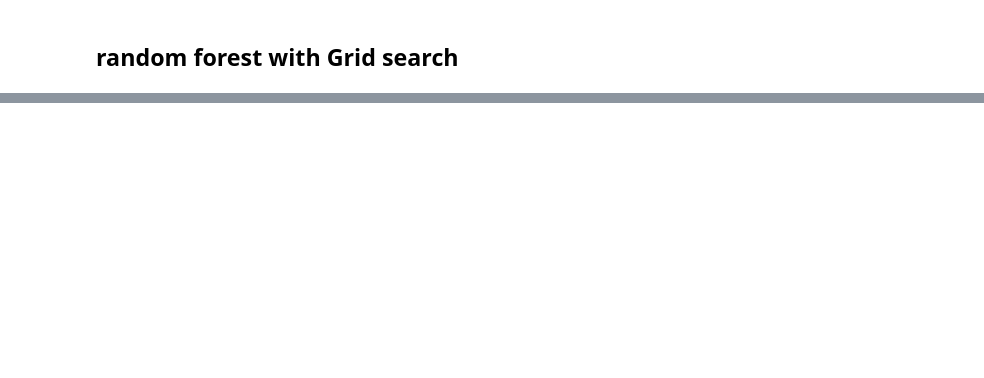
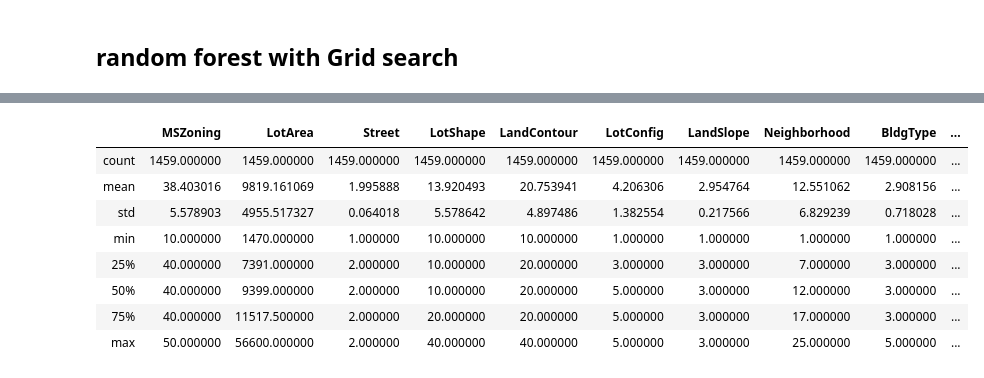
Before and after one commit to astramax57/house-prices, a Jupyter notebook: house-prising-random-forest.ipynb, the cells around one changed output, grey strips where cells are left out. Drawn from its saved outputs; the diff is of its cells as text; code cells hidden in the pictures; blank space fills up the shorter version.

```diff
--- a/house-prising-random-forest.ipynb
+++ b/house-prising-random-forest.ipynb
@@ -90,3 +46,15 @@ y = df_train['SalePrice']
+# %%
+x_test.describe(include='all')
+# %% [output]
+|  | MSZoning | LotArea | Street | LotShape | LandContour | LotConfig | LandSlope | Neighborhood | BldgType | ... |
+| count | 1459.000000 | 1459.000000 | 1459.000000 | 1459.000000 | 1459.000000 | 1459.000000 | 1459.000000 | 1459.000000 | 1459.000000 | ... |
+| mean | 38.403016 | 9819.161069 | 1.995888 | 13.920493 | 20.753941 | 4.206306 | 2.954764 | 12.551062 | 2.908156 | ... |
+| std | 5.578903 | 4955.517327 | 0.064018 | 5.578642 | 4.897486 | 1.382554 | 0.217566 | 6.829239 | 0.718028 | ... |
+| min | 10.000000 | 1470.000000 | 1.000000 | 10.000000 | 10.000000 | 1.000000 | 1.000000 | 1.000000 | 1.000000 | ... |
+| 25% | 40.000000 | 7391.000000 | 2.000000 | 10.000000 | 20.000000 | 3.000000 | 3.000000 | 7.000000 | 3.000000 | ... |
+| 50% | 40.000000 | 9399.000000 | 2.000000 | 10.000000 | 20.000000 | 5.000000 | 3.000000 | 12.000000 | 3.000000 | ... |
+| 75% | 40.000000 | 11517.500000 | 2.000000 | 20.000000 | 20.000000 | 5.000000 | 3.000000 | 17.000000 | 3.000000 | ... |
+| max | 50.000000 | 56600.000000 | 2.000000 | 40.000000 | 40.000000 | 5.000000 | 3.000000 | 25.000000 | 5.000000 | ... |
 # %%
 # thanks to
 # https://habr.com/ru/company/ods/blog/324402/
```
Also changed, not shown: parts of 10 cells of this notebook, 4 other files.
